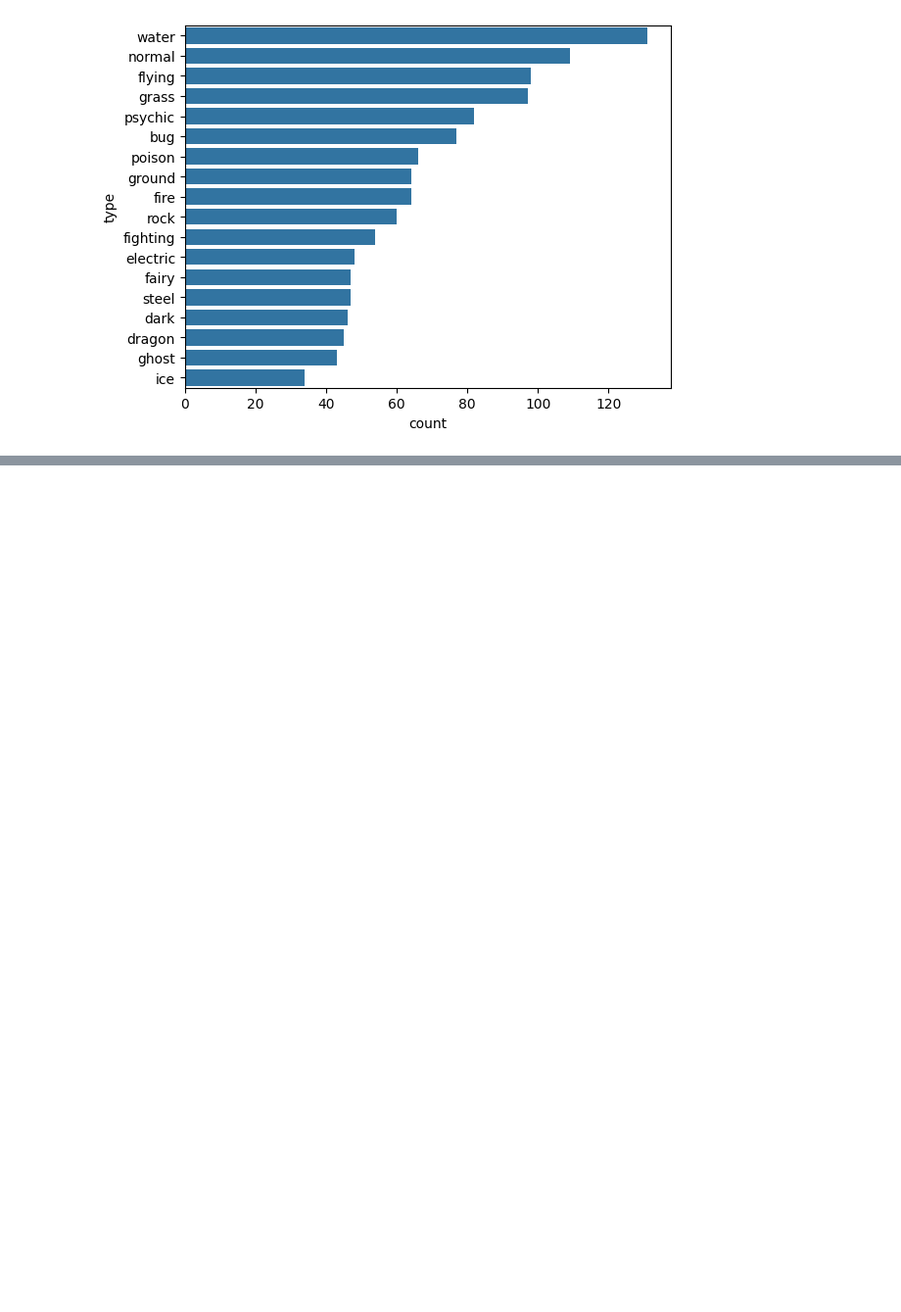
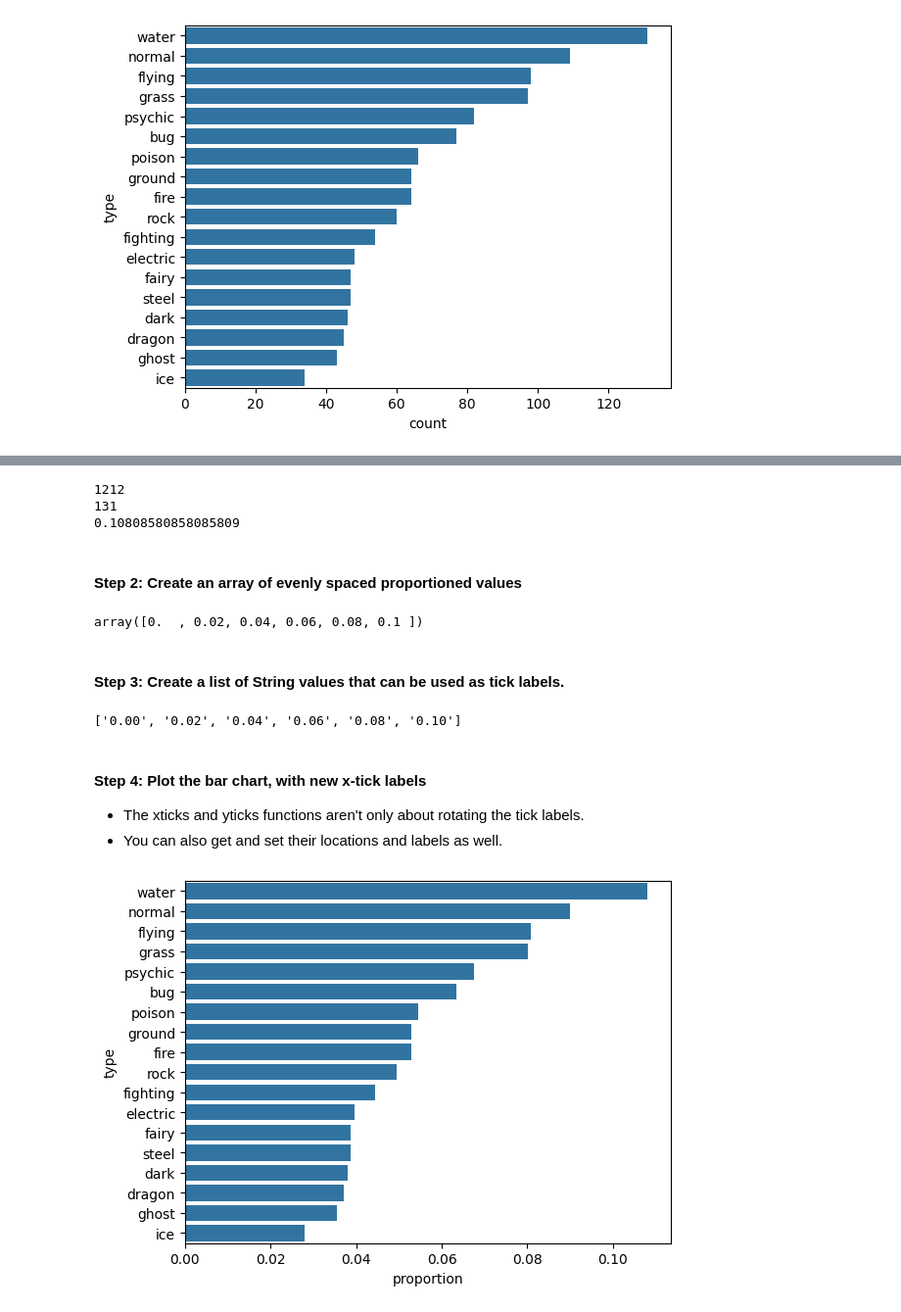
Before and after one commit to tinaghimire/ML-AI-learning, a Jupyter notebook: Matplotlib&Seaborn.ipynb, the cells around one changed output, grey strips where cells are left out. Shown at 98% size. Drawn from its saved outputs; the diff is of its cells as text; code cells hidden in the pictures; blank space fills up the shorter version.

```diff
--- a/Matplotlib&Seaborn.ipynb
+++ b/Matplotlib&Seaborn.ipynb
@@ -270,0 +285,48 @@ sb.countplot(data=pkmn_types, y='type', color=base_color, order=type_order);
+# %%
+# Returns the sum of all not-null values in `type` column
+n_pokemon = pkmn_types['type'].value_counts().sum()
+print(n_pokemon)
+
+# Return the highest frequency in the `type` column
+max_type_count = type_counts[0]
+print(max_type_count)
+
+# Return the maximum proportion, or in other words,
+# compute the length of the longest bar in terms of the proportion
+max_prop = max_type_count / n_pokemon
+print(max_prop)
+# %% [output]
+1212
+131
+0.10808580858085809
+# %% [markdown]
+#### Step 2: Create an array of evenly spaced proportioned values
+# %%
+# Use numpy.arange() function to produce a set of evenly spaced proportioned values
+# between 0 and max_prop, with a step size 2\%
+tick_props = np.arange(0, max_prop, 0.02)
+tick_props
+# %% [output]
+array([0.  , 0.02, 0.04, 0.06, 0.08, 0.1 ])
+# %% [markdown]
+#### Step 3: Create a list of String values that can be used as tick labels.
+# %%
+# Use a list comprehension to create tick_names that we will apply to the tick labels.
+# Pick each element `v` from the `tick_props`, and convert it into a formatted string.
+# `{:0.2f}` denotes that before formatting, we 2 digits of precision and `f` is used to represent floating point number.
+# Refer [here](https://docs.python.org/2/library/string.html#format-string-syntax) for more details
+tick_names = ['{:0.2f}'.format(v) for v in tick_props]
+tick_names
+# %% [output]
+['0.00', '0.02', '0.04', '0.06', '0.08', '0.10']
+# %% [markdown]
+#### Step 4: Plot the bar chart, with new x-tick labels
+- The xticks and yticks functions aren't only about rotating the tick labels.
+- You can also get and set their locations and labels as well.
+# %%
+sb.countplot(data=pkmn_types, y='type', color=base_color, order=type_order);
+# Change the tick locations and labels
+plt.xticks(tick_props * n_pokemon, tick_names)
+plt.xlabel('proportion');
+# %% [output]
+[figure, added]
```
Also changed, not shown: parts of 11 cells of this notebook.
